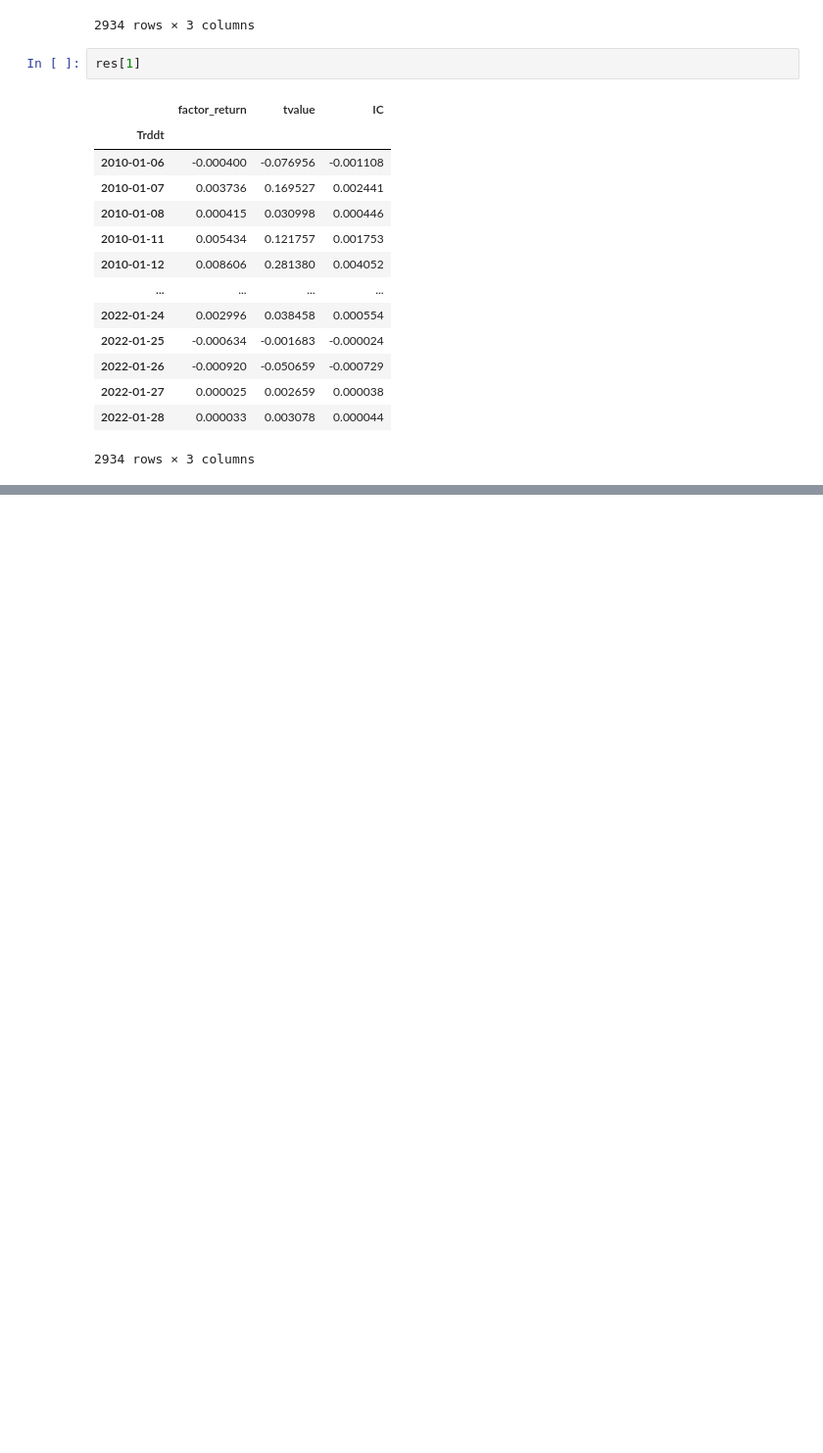
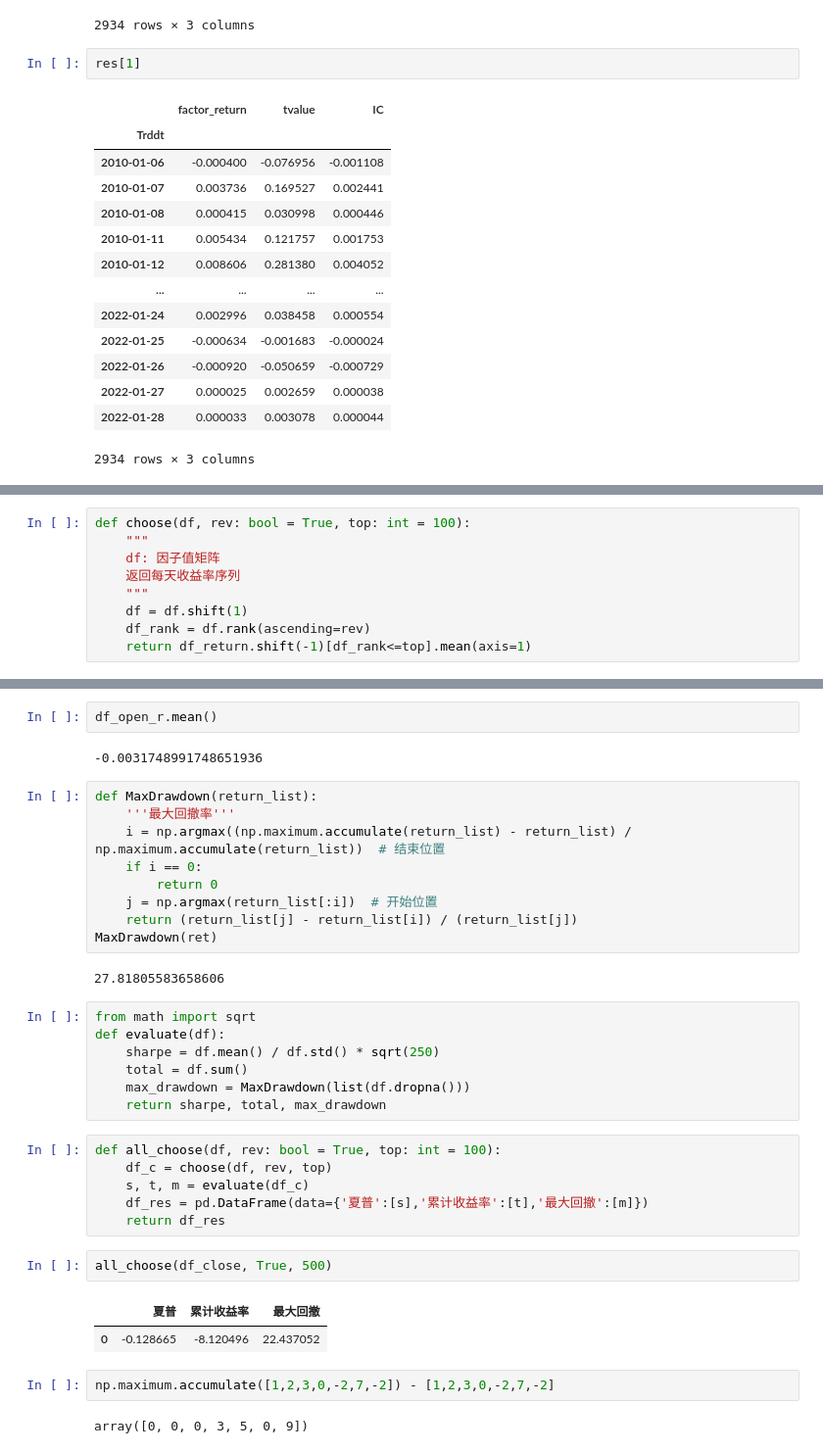
Before and after one commit to tanyanbo/-, a Jupyter notebook: multifactor.ipynb, the cells around one changed output, grey strips where cells are left out. Shown: that part at 98% size. Saved outputs shown, nothing was run; the diff lists cells and outputs as text; blank space fills up the shorter version.

```diff
--- a/multifactor.ipynb
+++ b/multifactor.ipynb
@@ -249,0 +340,9 @@ get_t_value(df_value/df_marketcap)
+# %%
+def choose(df, rev: bool = True, top: int = 100):
+    """
+    df: 因子值矩阵
+    返回每天收益率序列
+    """
+    df = df.shift(1)
+    df_rank = df.rank(ascending=rev)
+    return df_return.shift(-1)[df_rank<=top].mean(axis=1)
@@ -249,0 +367,37 @@ get_t_value(df_value/df_marketcap)
+# %%
+df_open_r.mean()
+# %% [output]
+-0.0031748991748651936
+# %%
+def MaxDrawdown(return_list):
+    '''最大回撤率'''
+    i = np.argmax((np.maximum.accumulate(return_list) - return_list) / np.maximum.accumulate(return_list))  # 结束位置
+    if i == 0:
+        return 0
+    j = np.argmax(return_list[:i])  # 开始位置
+    return (return_list[j] - return_list[i]) / (return_list[j])
+MaxDrawdown(ret)
+# %% [output]
+27.81805583658606
+# %%
+from math import sqrt
+def evaluate(df):
+    sharpe = df.mean() / df.std() * sqrt(250)
+    total = df.sum()
+    max_drawdown = MaxDrawdown(list(df.dropna()))
+    return sharpe, total, max_drawdown
+# %%
+def all_choose(df, rev: bool = True, top: int = 100):
+    df_c = choose(df, rev, top)
+    s, t, m = evaluate(df_c)
+    df_res = pd.DataFrame(data={'夏普':[s],'累计收益率':[t],'最大回撤':[m]})
+    return df_res
+# %%
+all_choose(df_close, True, 500)
+# %% [output]
+|  | 夏普 | 累计收益率 | 最大回撤 |
+| 0 | -0.128665 | -8.120496 | 22.437052 |
+# %%
+np.maximum.accumulate([1,2,3,0,-2,7,-2]) - [1,2,3,0,-2,7,-2]
+# %% [output]
+array([0, 0, 0, 3, 5, 0, 9])
```
Also changed, not shown: parts of 34 cells of this notebook.
